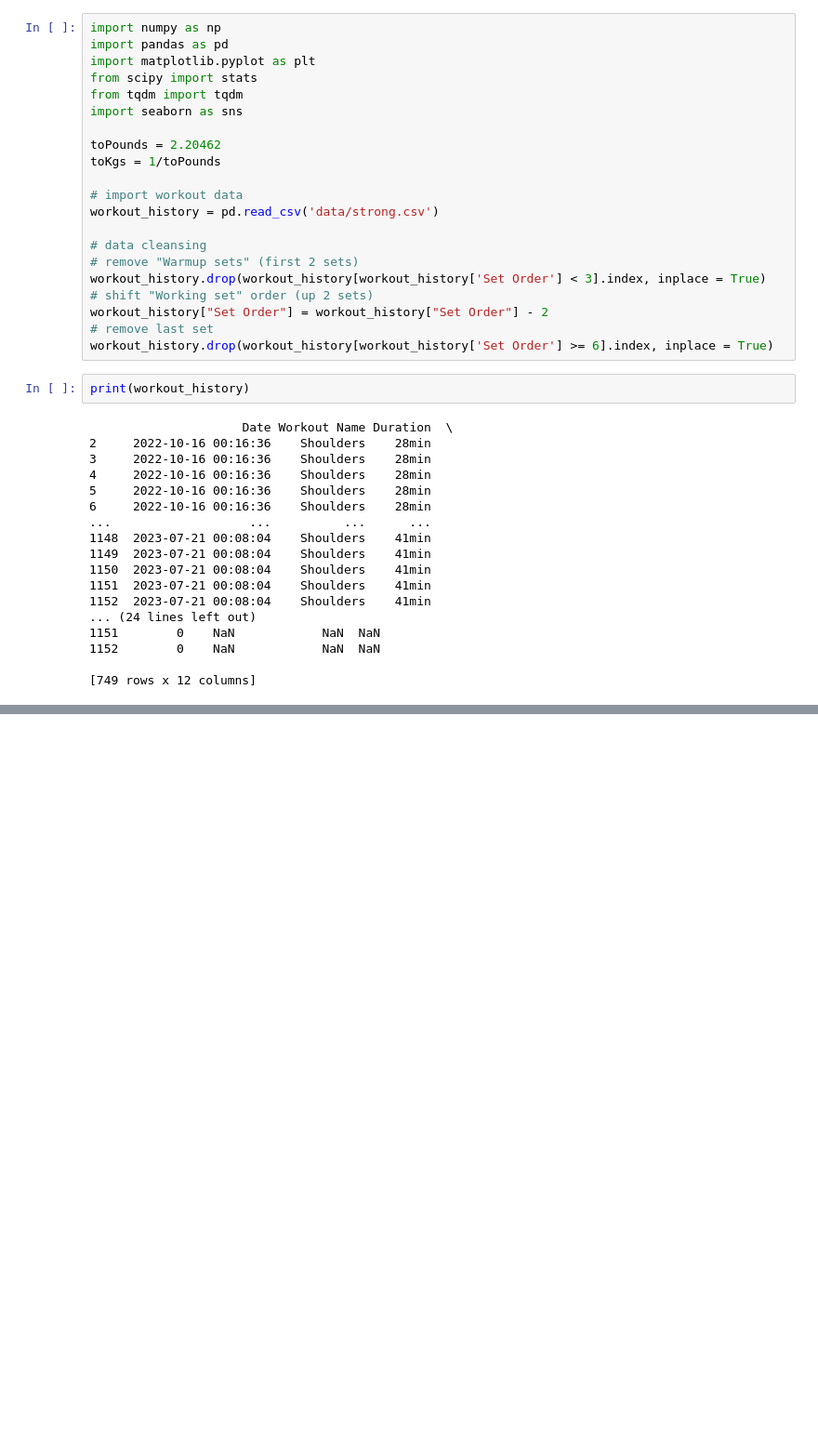
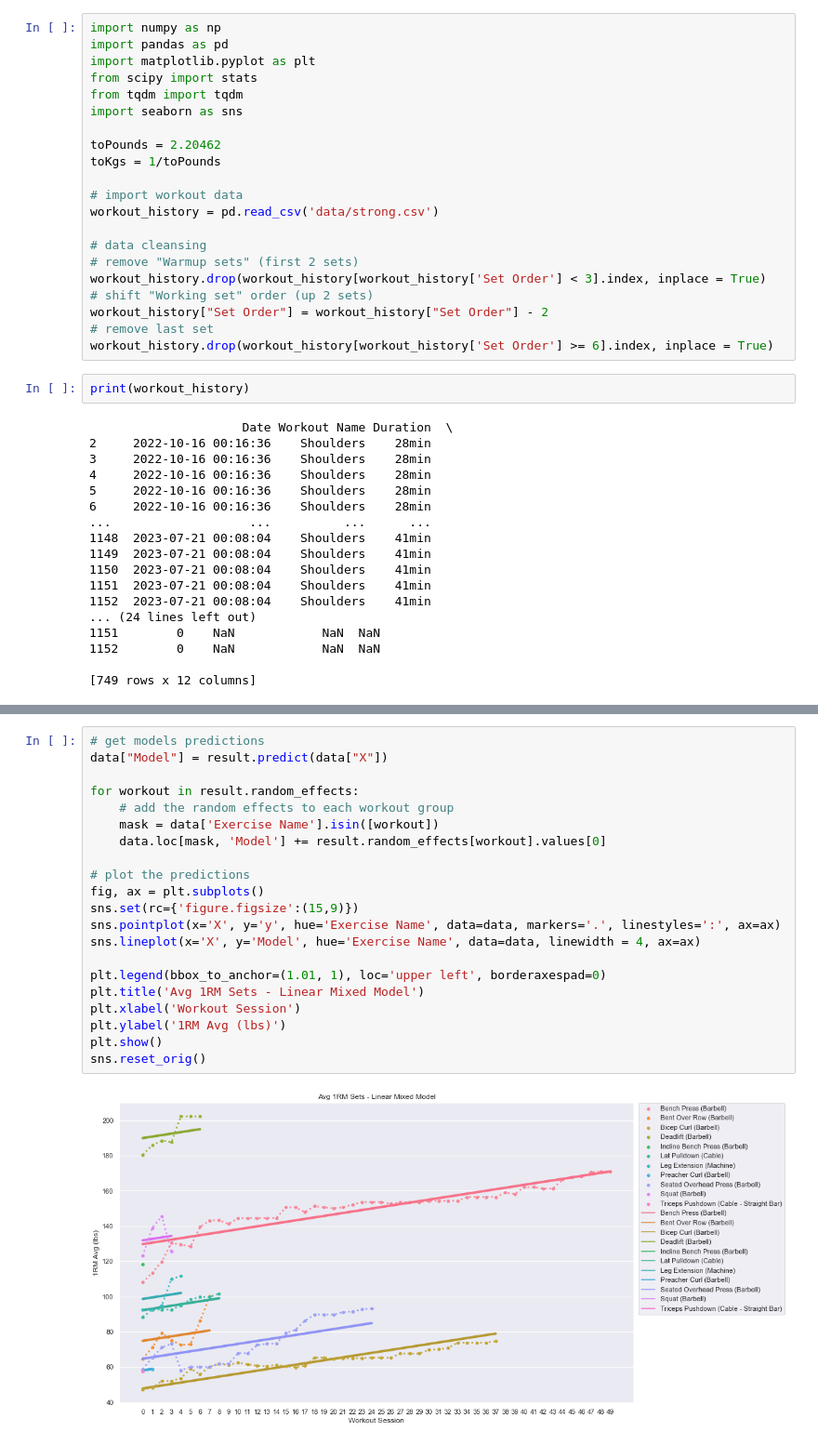
Before and after one commit to kevin-barta/Data-Science, a Jupyter notebook: Workout Analysis/Workout_Analysis.ipynb, the cells around one changed output, grey strips where cells are left out. Shown at 93% size. Drawn from its saved outputs; the diff is of its cells as text; blank space fills up the shorter version.

```diff
--- a/Workout Analysis/Workout_Analysis.ipynb
+++ b/Workout Analysis/Workout_Analysis.ipynb
@@ -152,0 +198,23 @@ plt.show()
+# %%
+# get models predictions
+data["Model"] = result.predict(data["X"])
+
+for workout in result.random_effects:
+    # add the random effects to each workout group
+    mask = data['Exercise Name'].isin([workout])
+    data.loc[mask, 'Model'] += result.random_effects[workout].values[0]
+
+# plot the predictions
+fig, ax = plt.subplots()
+sns.set(rc={'figure.figsize':(15,9)})
+sns.pointplot(x='X', y='y', hue='Exercise Name', data=data, markers='.', linestyles=':', ax=ax)
+sns.lineplot(x='X', y='Model', hue='Exercise Name', data=data, linewidth = 4, ax=ax)
+
+plt.legend(bbox_to_anchor=(1.01, 1), loc='upper left', borderaxespad=0)
+plt.title('Avg 1RM Sets - Linear Mixed Model')
+plt.xlabel('Workout Session')
+plt.ylabel('1RM Avg (lbs)')
+plt.show()
+sns.reset_orig()
+# %% [output]
+[figure, added]
```
Also changed, not shown: parts of 6 cells of this notebook.
